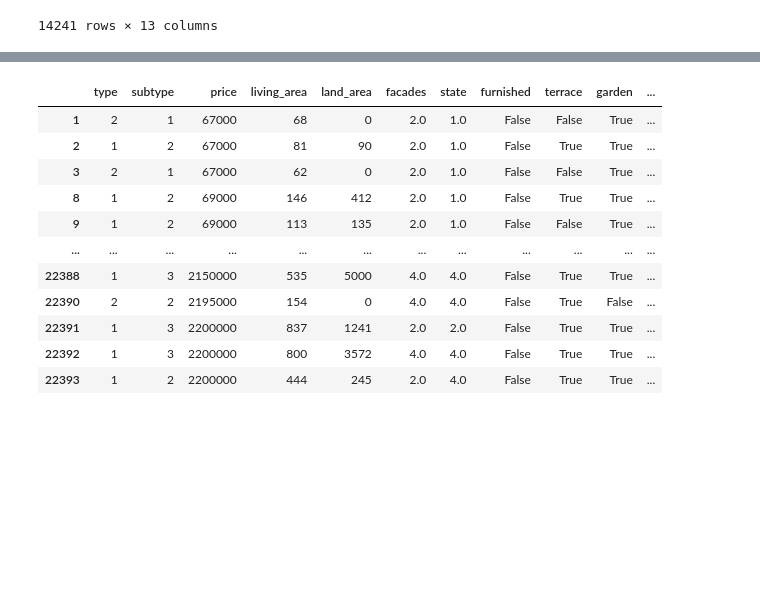
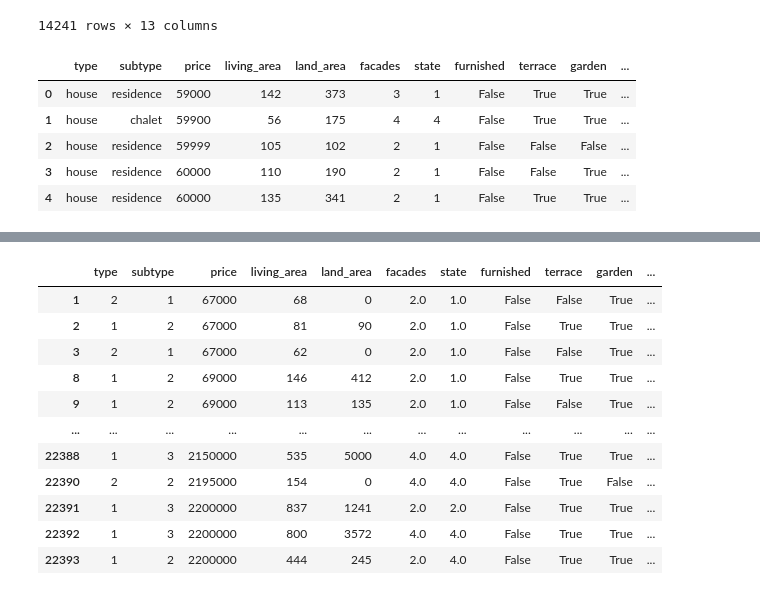
Before and after one commit to chainsoftruth/Belgium-House-Price-Forecast, a Jupyter notebook: Untitled.ipynb, the cells around one changed output, grey strips where cells are left out. Saved outputs shown, nothing was run; the diff lists cells and outputs as text; code cells hidden in the pictures; blank space fills up the shorter version.

```diff
--- a/Untitled.ipynb
+++ b/Untitled.ipynb
@@ -138,3 +138,15 @@ df
 | 14239 | 1 | 3 | 2200000 | 13 | 837 | 1241 | 2 | 2 | False | ... |
 | 14240 | 1 | 3 | 2200000 | 6 | 800 | 3572 | 4 | 4 | False | ... |
 14241 rows × 13 columns
+# %%
+from sklearn.model_selection import GridSearchCV
+data = pd.read_csv("data/clean_dataset.csv")
+# %%
+data.head()
+# %% [output]
+|  | type | subtype | price | living_area | land_area | facades | state | furnished | terrace | garden | ... |
+| 0 | house | residence | 59000 | 142 | 373 | 3 | 1 | False | True | True | ... |
+| 1 | house | chalet | 59900 | 56 | 175 | 4 | 4 | False | True | True | ... |
+| 2 | house | residence | 59999 | 105 | 102 | 2 | 1 | False | False | False | ... |
+| 3 | house | residence | 60000 | 110 | 190 | 2 | 1 | False | False | True | ... |
+| 4 | house | residence | 60000 | 135 | 341 | 2 | 1 | False | True | True | ... |
```
Also changed, not shown: parts of 14 cells of this notebook, 6 other files.
